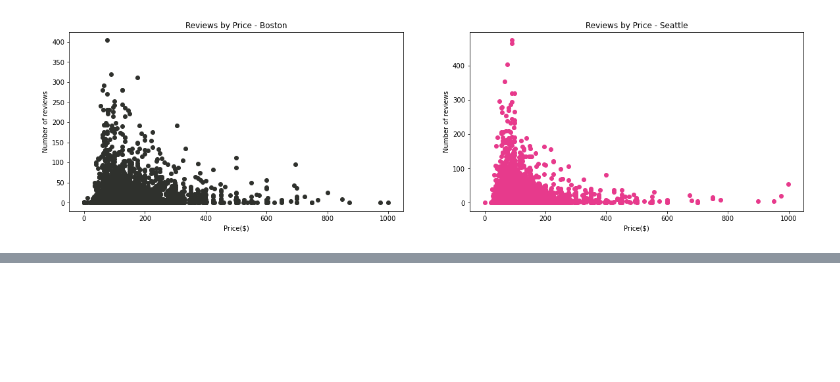
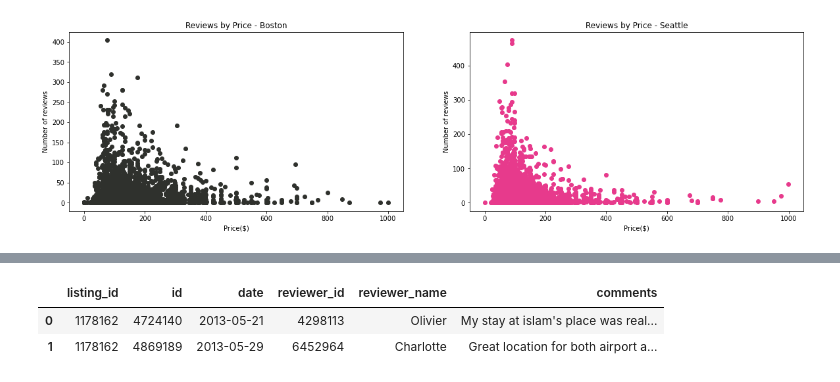
Before and after one commit to kashyapbarua/airbnb-price-analysis, a Jupyter notebook: DataScientist_Project-Airbnb.ipynb, the cells around one changed output, grey strips where cells are left out. Drawn from its saved outputs; the diff is of its cells as text; code cells hidden in the pictures; blank space fills up the shorter version.

```diff
--- a/DataScientist_Project-Airbnb.ipynb
+++ b/DataScientist_Project-Airbnb.ipynb
@@ -386,0 +354,6 @@ calendar_boston[calendar_boston['available'] == 't']
+# %%
+reviews_boston.head(2)
+# %% [output]
+|  | listing_id | id | date | reviewer_id | reviewer_name | comments |
+| 0 | 1178162 | 4724140 | 2013-05-21 | 4298113 | Olivier | My stay at islam's place was real... |
+| 1 | 1178162 | 4869189 | 2013-05-29 | 6452964 | Charlotte | Great location for both airport a... |
```
Also changed, not shown: parts of 7 cells of this notebook.
